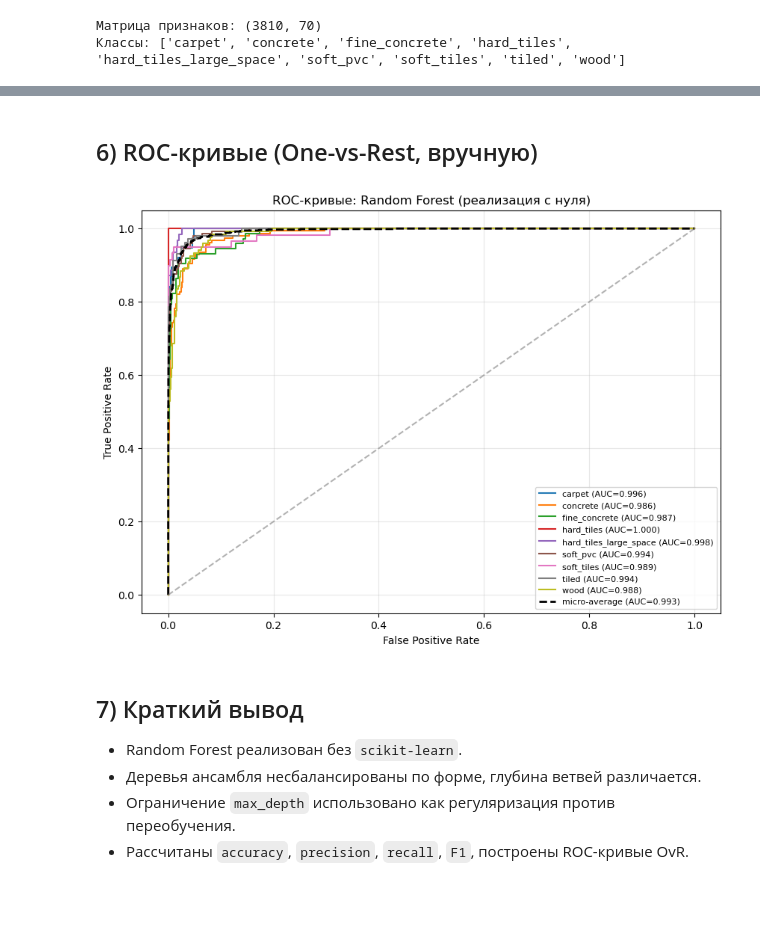
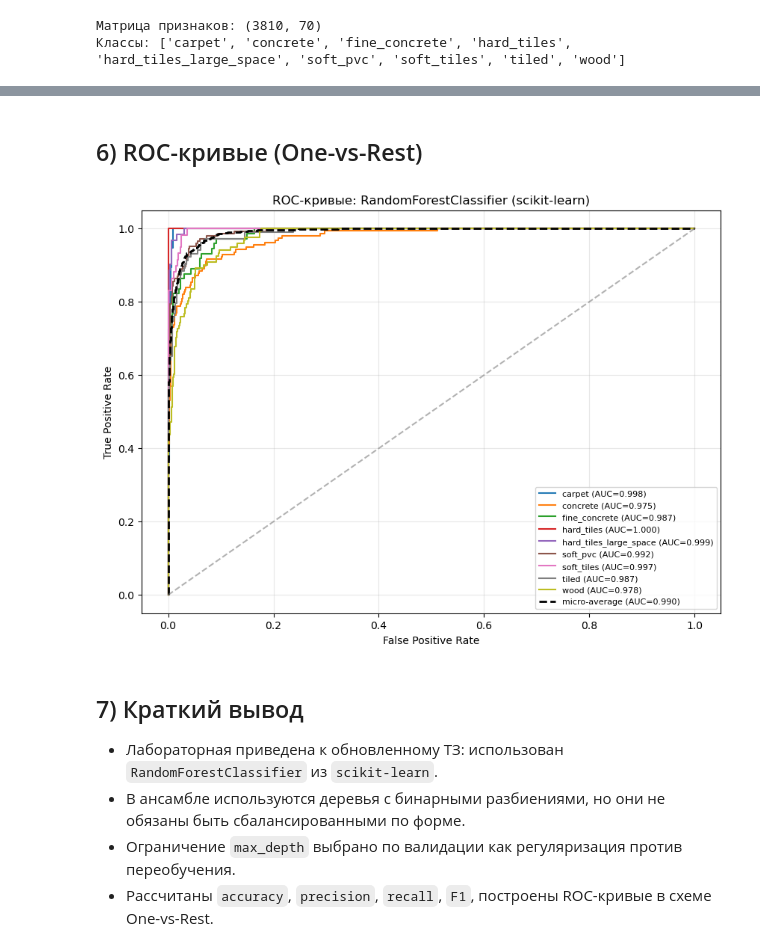
Before and after one commit to AndrewTheMaster/classicML-itmo-basics-course, a Jupyter notebook: л5.ipynb, the cells around one changed output, grey strips where cells are left out. Cells and saved outputs as stored; diff of their text form; code cells hidden in the pictures; blank space fills up the shorter version.

```diff
--- a/л5.ipynb
+++ b/л5.ipynb
@@ -282,13 +164,12 @@ class RandomForestScratch:
 # %%
-X_train, X_valid, y_train, y_valid = train_valid_split(X, y, test_size=0.2, random_state=42)
-
-rf = RandomForestScratch(
-    n_estimators=120,
-    max_depth=12,
+rf = RandomForestClassifier(
+    n_estimators=300,
+    max_depth=best_depth,
     min_samples_split=4,
     min_samples_leaf=2,
     max_features='sqrt',
-    random_state=42
+    n_jobs=-1,
+    random_state=42,
 )
 
 rf.fit(X_train, y_train)
@@ -297,6 +178,7 @@ y_proba = rf.predict_proba(X_valid)
 
 print('Train size:', X_train.shape)
 print('Valid size:', X_valid.shape)
+print('Classes:', len(classes))
 # %% [output]
 Train size: (3048, 70)
 Valid size: (762, 70)
@@ -370,72 +203,38 @@ F1-score : 0.8998
 # %% [markdown]
-## 6) ROC-кривые (One-vs-Rest, вручную)
+## 6) ROC-кривые (One-vs-Rest)
 # %%
-def binary_roc_curve(y_true_bin, y_score):
-    order = np.argsort(-y_score)
-    y = y_true_bin[order]
-
-    P = np.sum(y == 1)
-    N = np.sum(y == 0)
-
-    if P == 0 or N == 0:
-        return np.array([0.0, 1.0]), np.array([0.0, 1.0])
-
-    tpr = [0.0]
-    fpr = [0.0]
-
-    tp = 0
-    fp = 0
-
-    for yi in y:
-        if yi == 1:
-            tp += 1
-        else:
-            fp += 1
-        tpr.append(tp / P)
-        fpr.append(fp / N)
-
-    return np.array(fpr), np.array(tpr)
-
-
-def auc_trapz(fpr, tpr):
-    order = np.argsort(fpr)
-    return np.trapz(tpr[order], fpr[order])
-
-
 n_classes = len(classes)
-y_valid_bin = np.zeros((len(y_valid), n_classes), dtype=int)
-for i, yi in enumerate(y_valid):
-    y_valid_bin[i, yi] = 1
+y_valid_bin = label_binarize(y_valid, classes=np.arange(n_classes))
 
 fpr = {}
 tpr = {}
 roc_auc = {}
 
 for c in range(n_classes):
-    fpr[c], tpr[c] = binary_roc_curve(y_valid_bin[:, c], y_proba[:, c])
-    roc_auc[c] = auc_trapz(fpr[c], tpr[c])
+    fpr[c], tpr[c], _ = roc_curve(y_valid_bin[:, c], y_proba[:, c])
+    roc_auc[c] = auc(fpr[c], tpr[c])
 
-fpr_micro, tpr_micro = binary_roc_curve(y_valid_bin.ravel(), y_proba.ravel())
-roc_auc_micro = auc_trapz(fpr_micro, tpr_micro)
+fpr_micro, tpr_micro, _ = roc_curve(y_valid_bin.ravel(), y_proba.ravel())
+roc_auc_micro = auc(fpr_micro, tpr_micro)
 
 plt.figure(figsize=(10, 7))
 for c in range(n_classes):
     plt.plot(fpr[c], tpr[c], lw=1.5, label=f'{id_to_cls[c]} (AUC={roc_auc[c]:.3f})')
 
 plt.plot(fpr_micro, tpr_micro, 'k--', lw=2, label=f'micro-average (AUC={roc_auc_micro:.3f})')
 plt.plot([0, 1], [0, 1], color='gray', linestyle='--', alpha=0.6)
 plt.xlabel('False Positive Rate')
 plt.ylabel('True Positive Rate')
-plt.title('ROC-кривые: Random Forest (реализация с нуля)')
+plt.title('ROC-кривые: RandomForestClassifier (scikit-learn)')
 plt.legend(loc='lower right', fontsize=8)
 plt.grid(alpha=0.3)
 plt.show()
 # %% [output]
-[figure, old version]
+[figure, new version]
 # %% [markdown]
 ## 7) Краткий вывод
 
-- Random Forest реализован без `scikit-learn`.
-- Деревья ансамбля несбалансированы по форме, глубина ветвей различается.
-- Ограничение `max_depth` использовано как регуляризация против переобучения.
-- Рассчитаны `accuracy`, `precision`, `recall`, `F1`, построены ROC-кривые OvR.
+- Лабораторная приведена к обновленному ТЗ: использован `RandomForestClassifier` из `scikit-learn`.
+- В ансамбле используются деревья с бинарными разбиениями, но они не обязаны быть сбалансированными по форме.
+- Ограничение `max_depth` выбрано по валидации как регуляризация против переобучения.
+- Рассчитаны `accuracy`, `precision`, `recall`, `F1`, построены ROC-кривые в схеме One-vs-Rest.
```
Also changed, not shown: parts of 8 cells of this notebook, 2 other files.
